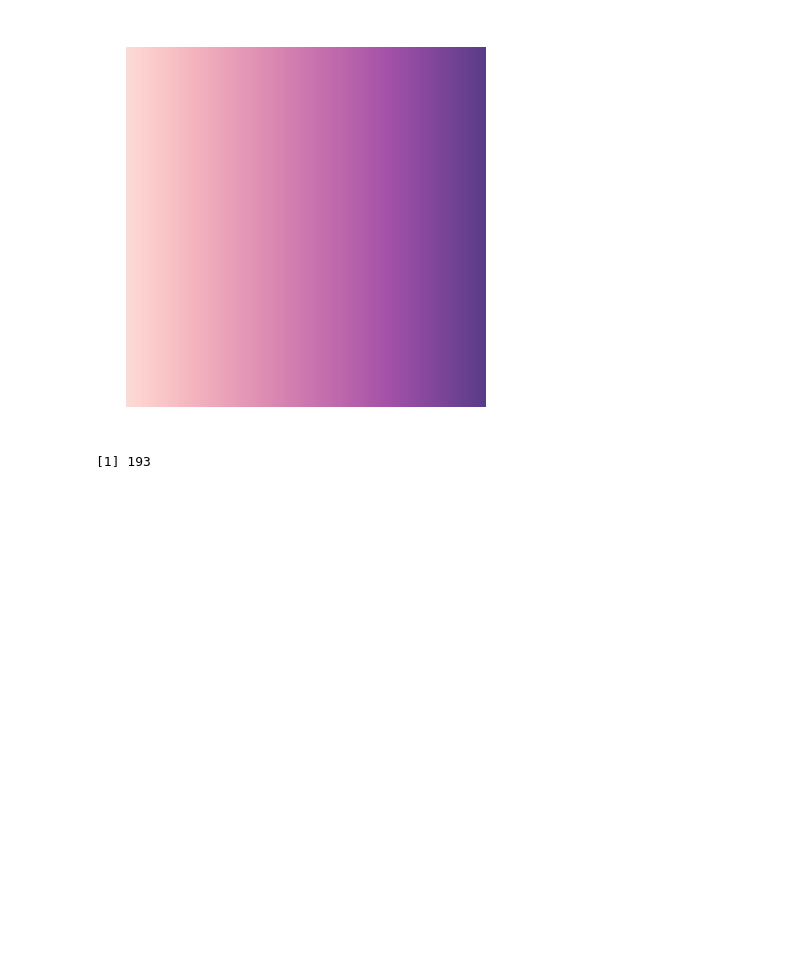
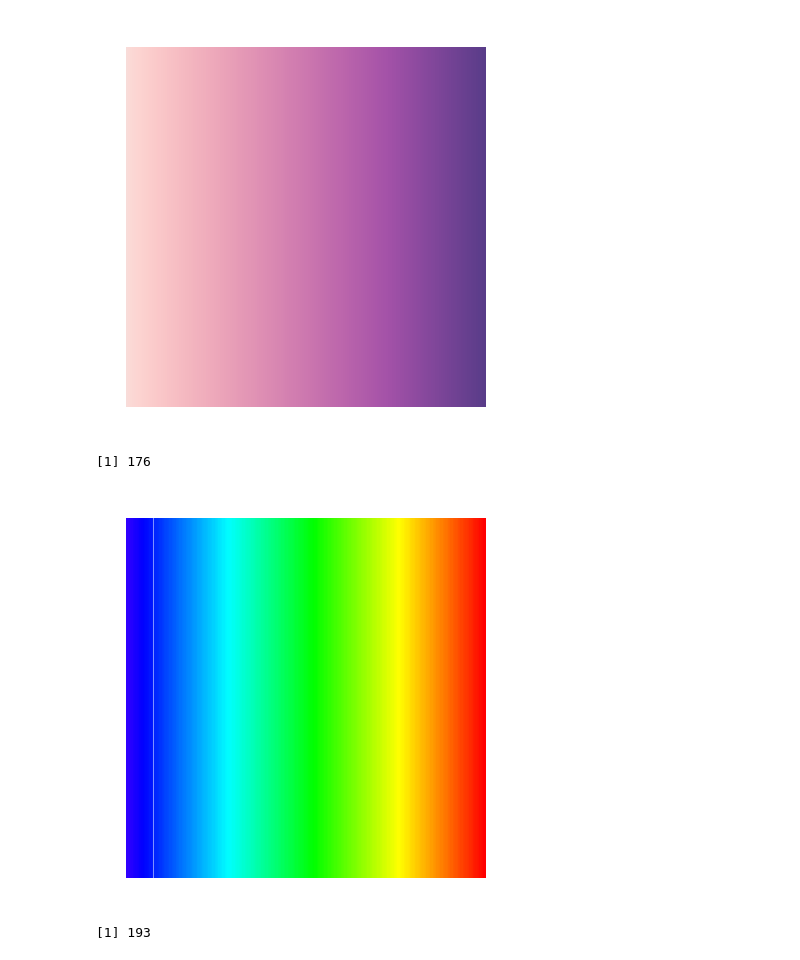
Before and after one commit to aaolaveh/TDA_suspense, a Jupyter notebook: Code/e_mapper.ipynb, the cells around one changed output. Saved outputs shown, nothing was run; the diff lists cells and outputs as text; code cells hidden in the pictures; blank space fills up the shorter version.

```diff
--- a/Code/e_mapper.ipynb
+++ b/Code/e_mapper.ipynb
@@ -52,11 +71,14 @@ colors2=list(hcl.colors(n, palette = "PurpOr")[rev(1:n)]) #color for time
 # %% [output]
 [figure]
 # %%
-# n <- 251
-# u <- 76
-# show_palette(rainbow(n)[rev(1:(n+1-u))])
-# length(1:(n+1-u))
-# colors1=list(rainbow(n)[rev(1:(n+1-u))])
+n <- 251
+u <- 76
+show_palette(rainbow(n)[rev(1:(n+1-u))])
+length(1:(n+1-u))
+colors1=list(rainbow(n)[rev(1:(n+1-u))])
+# %% [output]
+[1] 176
+[figure, added]
 # %%
 colors=list(colors2,colors1)
 # %%
```
Also changed, not shown: parts of 2 cells of this notebook.
